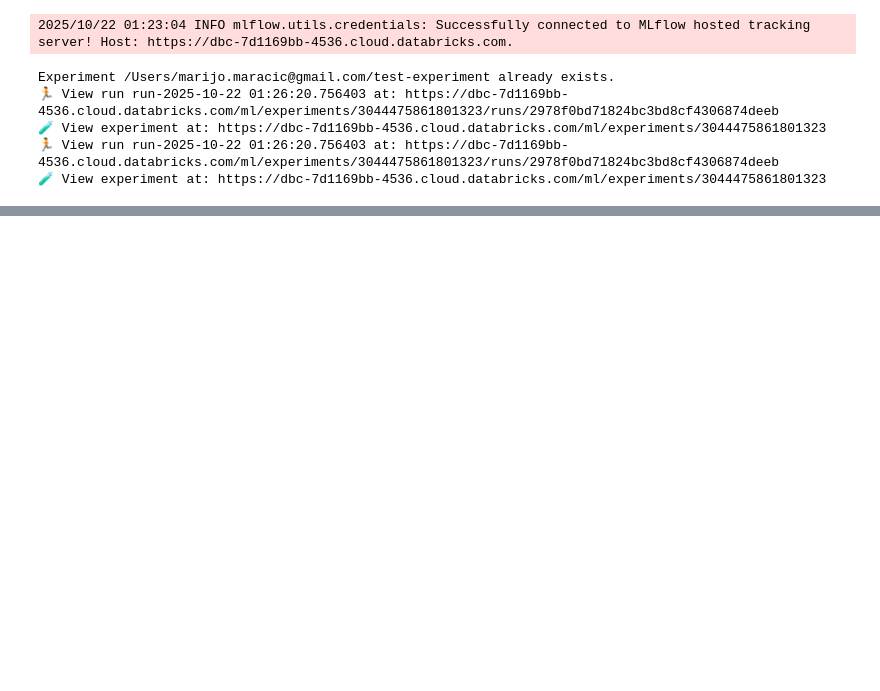
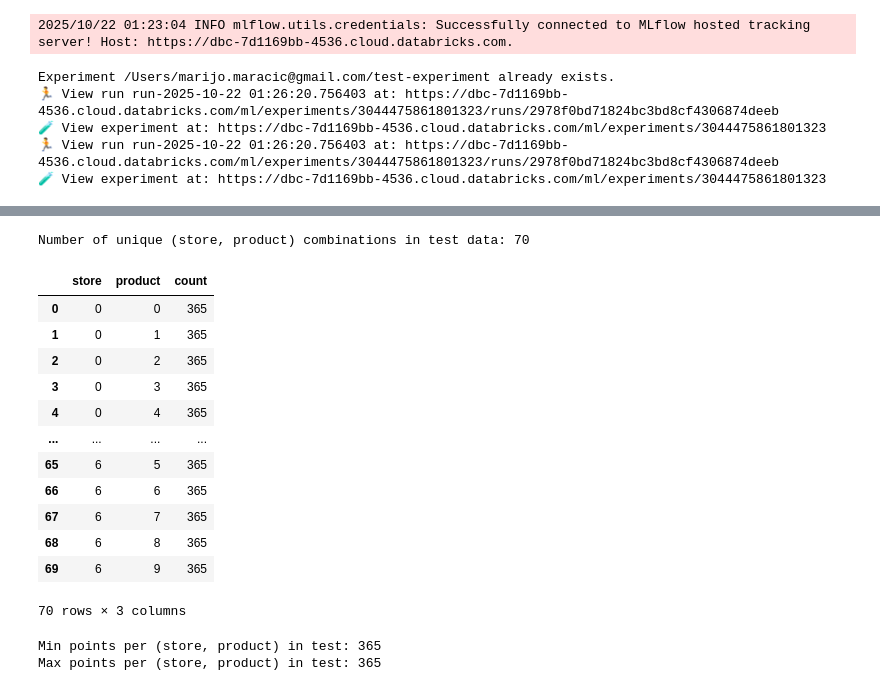
Before and after one commit to mmaracic/ml-databricks-timeseries, a Jupyter notebook: notebook.ipynb, the cells around one changed output, grey strips where cells are left out. Saved outputs shown, nothing was run; the diff lists cells and outputs as text; code cells hidden in the pictures; blank space fills up the shorter version.

```diff
--- a/notebook.ipynb
+++ b/notebook.ipynb
@@ -35,0 +124,4 @@ Experiment /Users/marijo.maracic@gmail.com/test-experiment already exists.
+# %%
+import pandas as pd
+test_df = pd.read_csv('data/test.csv')
+test_df.head()
@@ -35,0 +135,30 @@ Experiment /Users/marijo.maracic@gmail.com/test-experiment already exists.
+# %%
+# Statistics for store, product combinations in test data
+unique_combinations_test = test_df[['store','product']].drop_duplicates().shape[0]
+print(f"Number of unique (store, product) combinations in test data: {unique_combinations_test}")
+
+counts_test = test_df.groupby(['store', 'product']).size().reset_index(name='count')
+counts_test_sorted = counts_test.sort_values('count', ascending=False)
+display(counts_test_sorted)
+
+min_count_test = counts_test_sorted['count'].min()
+max_count_test = counts_test_sorted['count'].max()
+print(f"Min points per (store, product) in test: {min_count_test}")
+print(f"Max points per (store, product) in test: {max_count_test}")
+# %% [output]
+Number of unique (store, product) combinations in test data: 70
+|  | store | product | count |
+| 0 | 0 | 0 | 365 |
+| 1 | 0 | 1 | 365 |
+| 2 | 0 | 2 | 365 |
+| 3 | 0 | 3 | 365 |
+| 4 | 0 | 4 | 365 |
+| ... | ... | ... | ... |
+| 65 | 6 | 5 | 365 |
+| 66 | 6 | 6 | 365 |
+| 67 | 6 | 7 | 365 |
+| 68 | 6 | 8 | 365 |
+| 69 | 6 | 9 | 365 |
+70 rows × 3 columns
+Min points per (store, product) in test: 365
+Max points per (store, product) in test: 365
```
Also changed, not shown: parts of 6 cells of this notebook, 3 other files.
